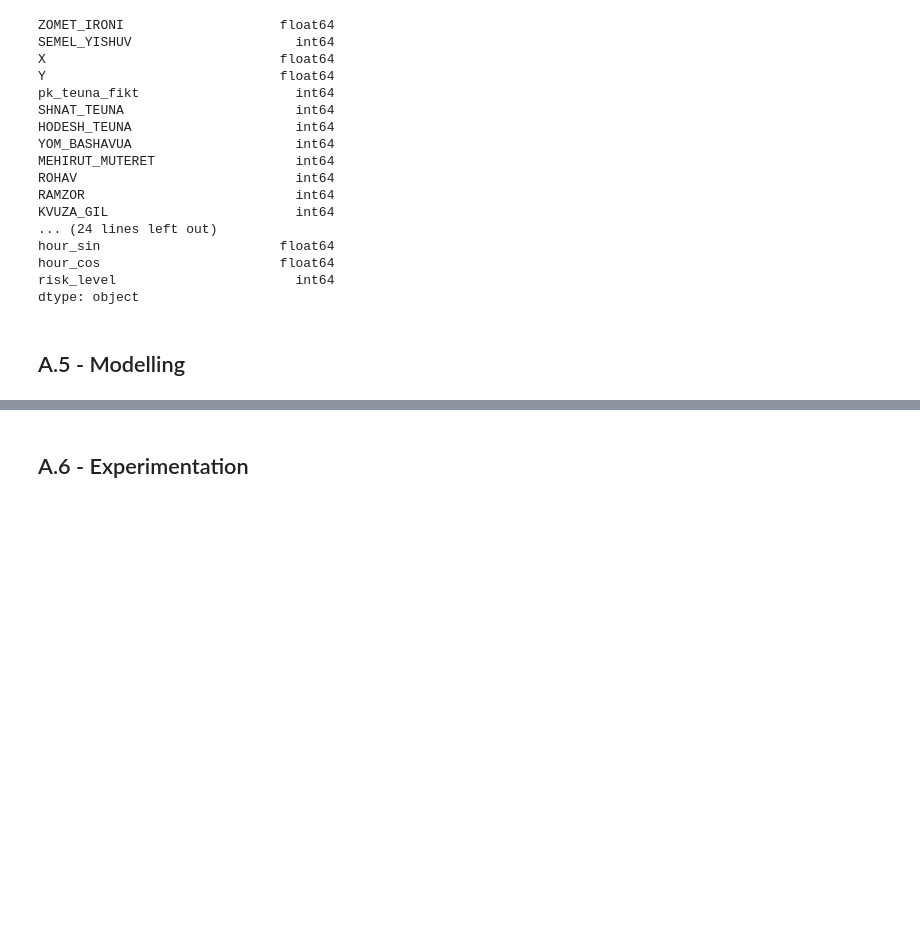
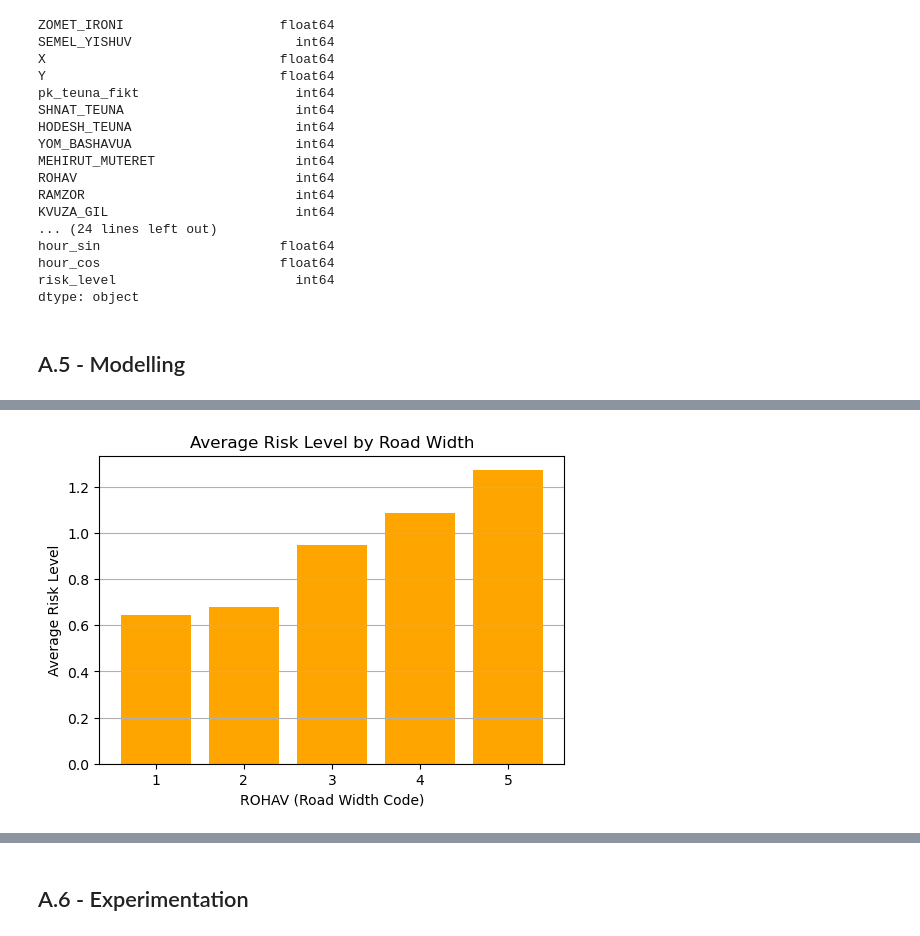
Before and after one commit to itamarshapira/SafeJunctionDetecion-ML, a Jupyter notebook: SafeJunctionDetection.ipynb, the cells around one changed output, grey strips where cells are left out. Drawn from its saved outputs; the diff is of its cells as text; code cells hidden in the pictures; blank space fills up the shorter version.

```diff
--- a/SafeJunctionDetection.ipynb
+++ b/SafeJunctionDetection.ipynb
@@ -1586,0 +1727,18 @@ dtype: object
+# %%
+# Group by ROHAV (road width code) and calculate average risk level
+avg_risk_by_rohav = df_final.groupby('ROHAV')['risk_level'].mean()
+
+# Plot
+plt.figure(figsize=(6, 4))
+plt.bar(avg_risk_by_rohav.index, avg_risk_by_rohav.values, color='orange')
+plt.title('Average Risk Level by Road Width')
+plt.xlabel('ROHAV (Road Width Code)')
+plt.ylabel('Average Risk Level')
+plt.grid(axis='y')
+plt.show()
+
+# Explanation:
+# This plot shows the average risk level for each road width category.
+# It helps us understand whether narrow or wide roads tend to be riskier.
+# %% [output]
+[figure, added]
```
Also changed, not shown: parts of 26 cells of this notebook, 2 other files.
